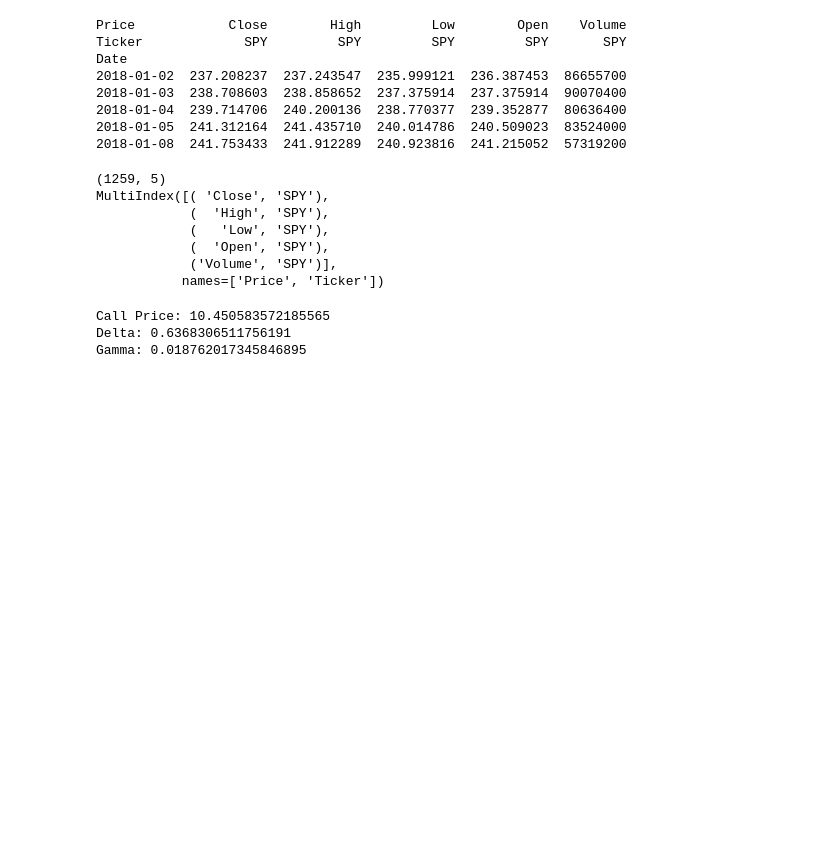
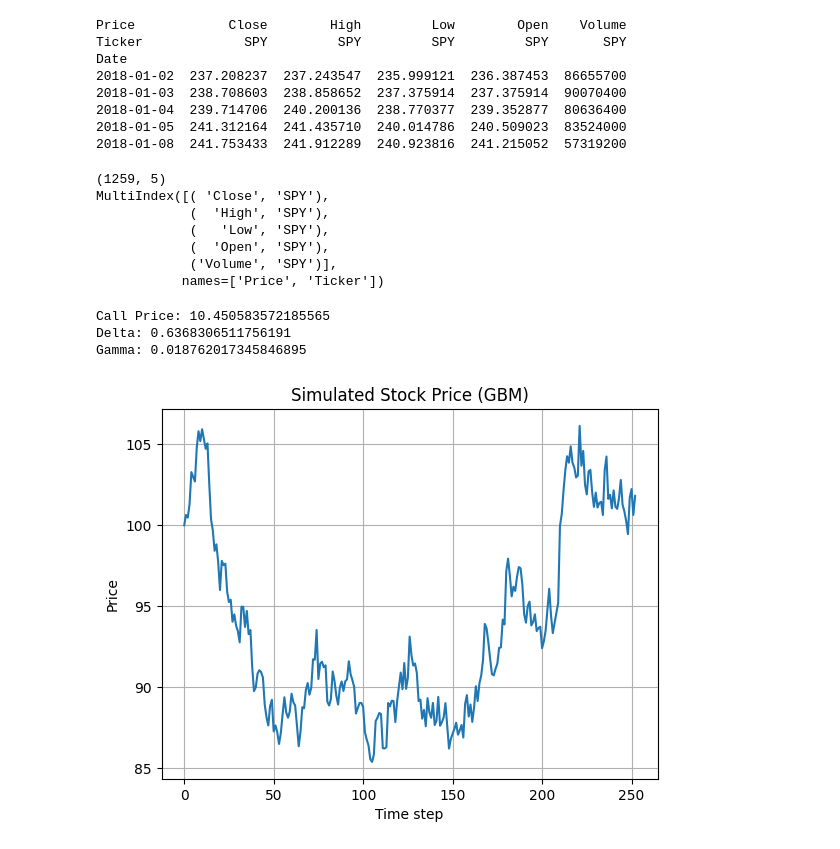
Before and after one commit to Niranjan20061907/rl-derivative-hedging, a Jupyter notebook: notebooks/data_exploration.ipynb, the cells around one changed output. Drawn from its saved outputs; the diff is of its cells as text; code cells hidden in the pictures; blank space fills up the shorter version.

Commit message:
Day 3: Add GBM stock price simulator

```diff
--- a/notebooks/data_exploration.ipynb
+++ b/notebooks/data_exploration.ipynb
@@ -71,3 +72,24 @@ print("Gamma:", bs_gamma(S, K, T, r, sigma))
 Call Price: 10.450583572185565
 Delta: 0.6368306511756191
 Gamma: 0.018762017345846895
+# %%
+from simulator.gbm import simulate_gbm
+import matplotlib.pyplot as plt
+
+prices = simulate_gbm(
+    S0=100,
+    mu=0.05,
+    sigma=0.2,
+    T=1.0,
+    steps=252,
+    seed=42
+)
+
+plt.plot(prices)
+plt.title("Simulated Stock Price (GBM)")
+plt.xlabel("Time step")
+plt.ylabel("Price")
+plt.grid(True)
+plt.show()
+# %% [output]
+[figure, added]
```
Also changed, not shown: parts of 1 cell of this notebook, 1 other file.
